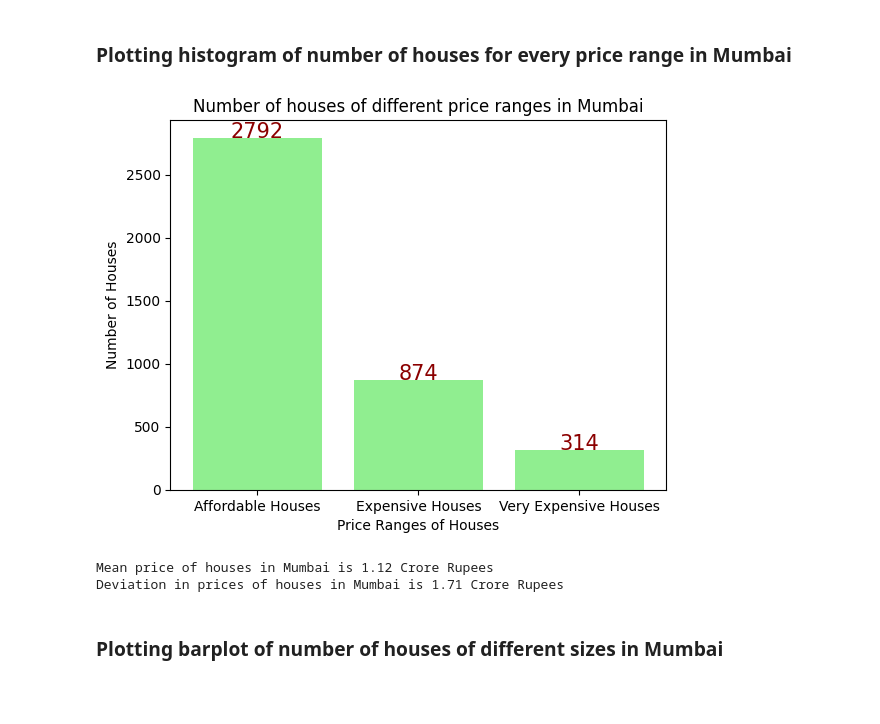
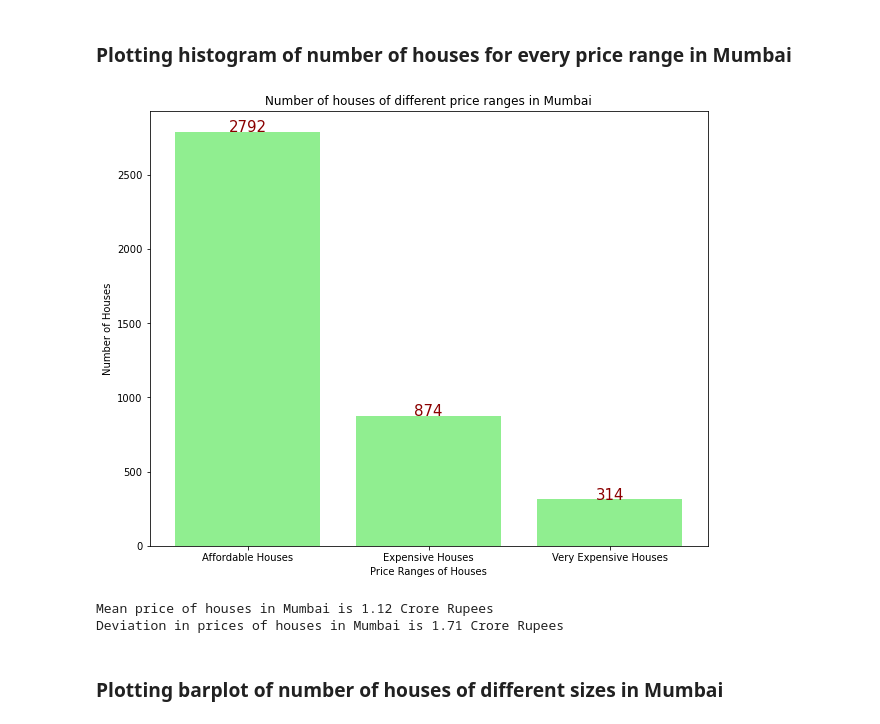
Before and after one commit to Ojas1905/DS203-PROJECT, a Jupyter notebook: DS203_PROJECT.ipynb, the cells around one changed output. Saved outputs shown, nothing was run; the diff lists cells and outputs as text; code cells hidden in the pictures; blank space fills up the shorter version.

```diff
--- a/DS203_PROJECT.ipynb
+++ b/DS203_PROJECT.ipynb
@@ -21,8 +21,8 @@ import sklearn
 # %% [markdown]
 ## Reading csv file into a DataFrame
 # %%
-url = r"C:\Users\omkar\Downloads\house-price-mumbai.csv"
-
+#url = r"C:\Users\omkar\Downloads\house-price-mumbai.csv"
+url="https://raw.githubusercontent.com/omkarnitsureiitb/DS203-PROJECT/main/house-price-mumbai.csv?token=GHSAT0AAAAAABZOJ4ZEZQQO55GQRCGRVMFOY2TU3KA"
 df = pd.read_csv(url)
 
 display(df)
@@ -172,35 +172,35 @@ mean_price = np.mean(price)
 std_price = np.std(price)
 
 for index in range(0, len(price)):
     if (price[index] > (mean_price - std_price)) and (price[index] <= mean_price):
         affordable_houses += 1
     elif (price[index] > mean_price) and (price[index] <= (mean_price + std_price)):
         expensive_houses += 1
     else:
         very_expensive_houses += 1
 
 price_categories = ['Affordable Houses', 'Expensive Houses', 'Very Expensive Houses']
 
 frequency = [affordable_houses, expensive_houses, very_expensive_houses]
-
+plt.figure(figsize=(10,8))
 plt.bar(price_categories, frequency, color='lightgreen')
 
 plt.xlabel('Price Ranges of Houses')
 
 plt.ylabel('Number of Houses')
 
 plt.title('Number of houses of different price ranges in Mumbai')
 
 for index in range(len(price_categories)):
     plt.text(index, frequency[index], frequency[index], ha='center', color='darkred',size=15)
 
 plt.show()
 
 print('Mean price of houses in Mumbai is ' + str(round(mean_price, 2)) + ' Crore Rupees')
 
 print('Deviation in prices of houses in Mumbai is ' + str(round(std_price, 2)) + ' Crore Rupees')
 # %% [output]
-[figure, old version]
+[figure, new version]
 Mean price of houses in Mumbai is 1.12 Crore Rupees
 Deviation in prices of houses in Mumbai is 1.71 Crore Rupees
 # %% [markdown]
```
Also changed, not shown: parts of 7 cells of this notebook.
